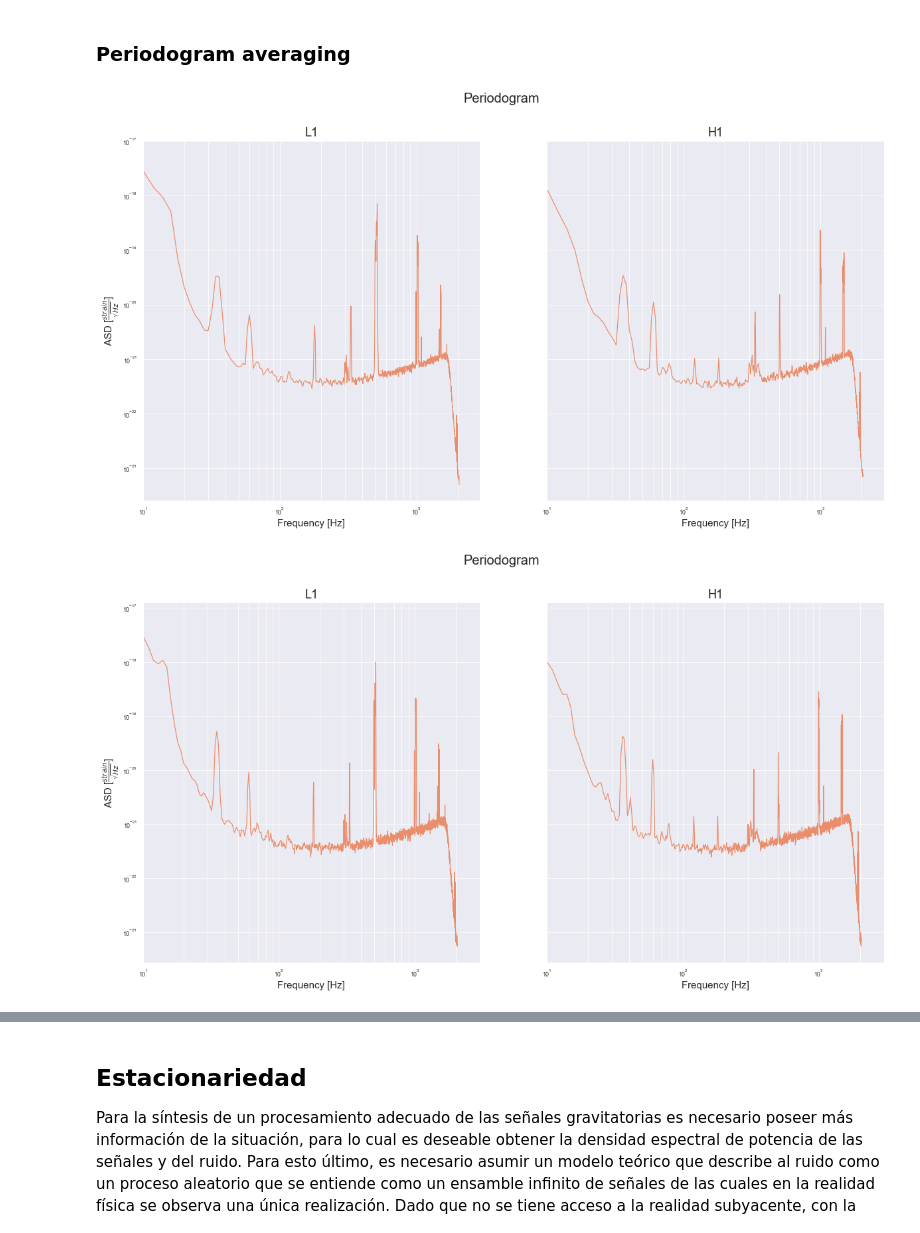
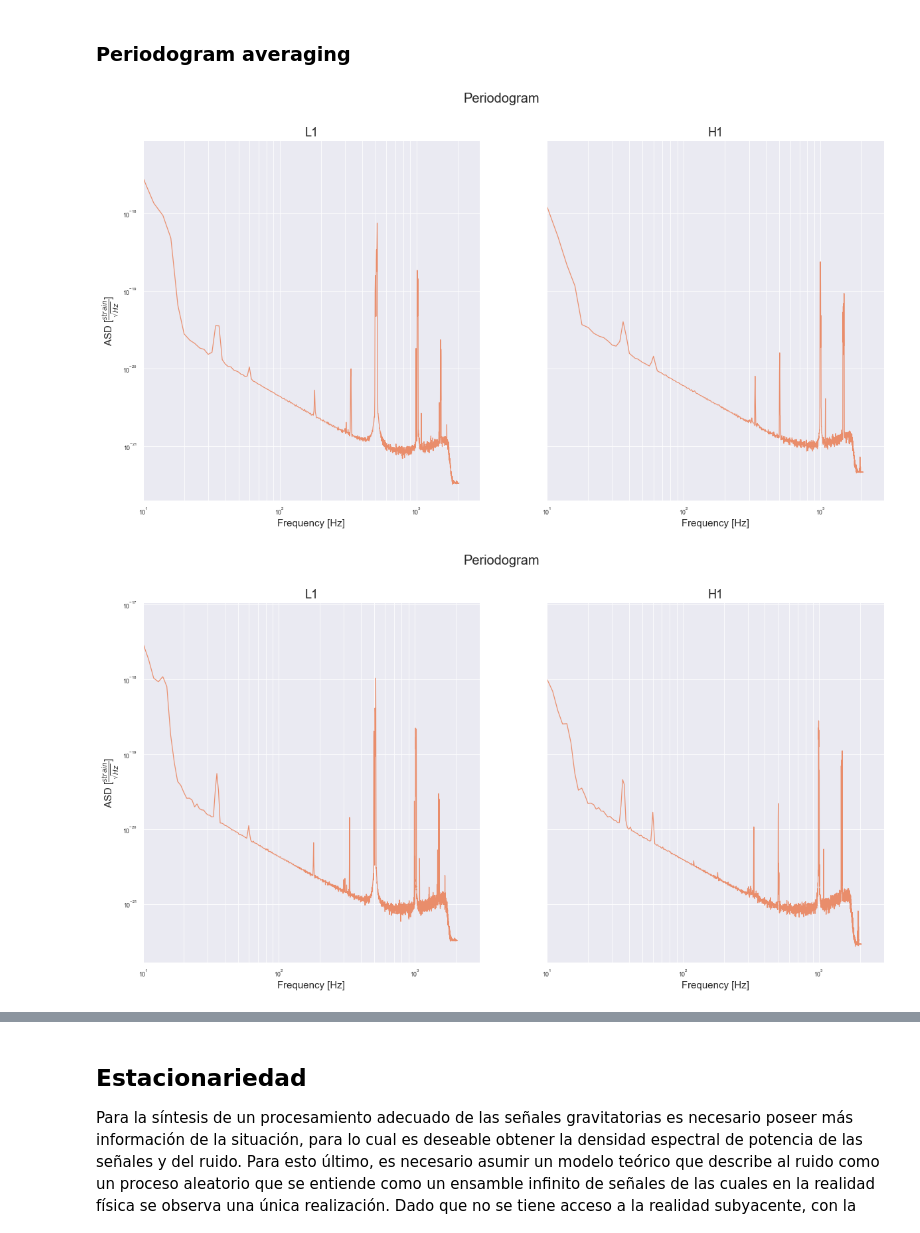
Before and after one commit to asp-image-dsp/asp-tp1, a Jupyter notebook: notebooks/report.ipynb, the cells around one changed output, grey strips where cells are left out. Saved outputs shown, nothing was run; the diff lists cells and outputs as text; code cells hidden in the pictures.

```diff
--- a/notebooks/report.ipynb
+++ b/notebooks/report.ipynb
@@ -412,25 +416,25 @@ def periodogram_averaging(x: np.array, window_size: int, overlap: float = 0.0, w
 N = 61000
 L = 2048
 overlapping=0.2
-window='hanning'
+window='hamming'
 
 h1_32_psd_averaging = periodogram_averaging(h1_32_samples[0:N], L, overlapping, window)
 l1_32_psd_averaging = periodogram_averaging(l1_32_samples[0:N], L, overlapping, window)
 plot_dual_asd(l1_32_psd_averaging, h1_32_psd_averaging, 1 / h1_32_ts, 'Periodogram')
 # %% [output]
-[figure, old version]
+[figure, new version]
 # %%
 # Compute the periodogram and plot it
 N = 61000
 L = 4096
 overlapping=0.4
-window='hanning'
+window='hamming'
 
 h1_32_psd_averaging = periodogram_averaging(h1_32_samples[0:N], L, overlapping, window)
 l1_32_psd_averaging = periodogram_averaging(l1_32_samples[0:N], L, overlapping, window)
 plot_dual_asd(l1_32_psd_averaging, h1_32_psd_averaging, 1 / h1_32_ts, 'Periodogram')
 # %% [output]
-[figure, old version]
+[figure, new version]
 # %%
 # Compute the periodogram and plot it
 N = 61000
```
Also changed, not shown: parts of 6 cells of this notebook.
